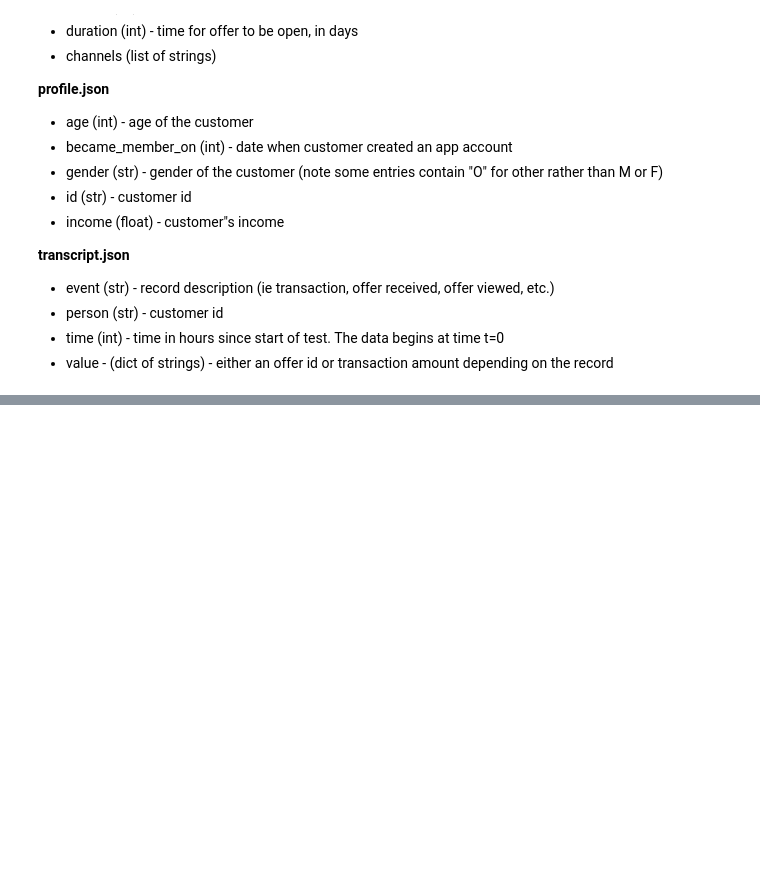
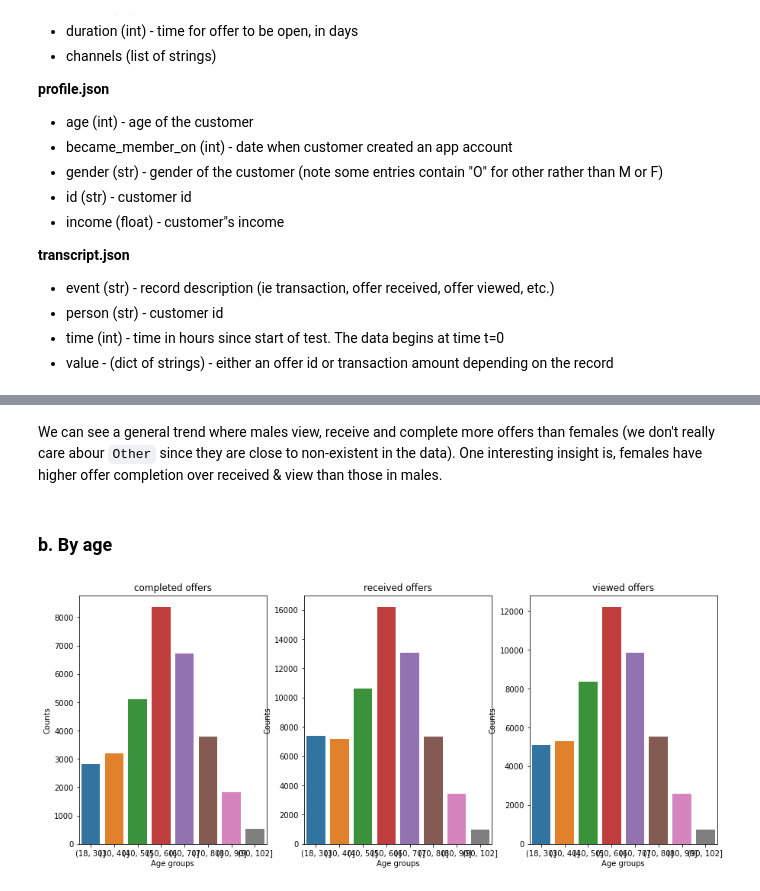
Before and after one commit to TranHuuNhatHuy/UdacityDataScience, a Jupyter notebook: V.DataScientistCapstone/Starbucks_Capstone_notebook.ipynb, the cells around one changed output, grey strips where cells are left out. Saved outputs shown, nothing was run; the diff lists cells and outputs as text; code cells hidden in the pictures; blank space fills up the shorter version.

```diff
--- a/V.DataScientistCapstone/Starbucks_Capstone_notebook.ipynb
+++ b/V.DataScientistCapstone/Starbucks_Capstone_notebook.ipynb
@@ -105,0 +669,21 @@ portfolio.head()
+# %% [markdown]
+We can see a general trend where males view, receive and complete more offers than females (we don't really care abour `Other` since they are close to non-existent in the data). One interesting insight is, females have higher offer completion over received & view than those in males.
+# %% [markdown]
+### b. By age
+# %%
+fig, ax = plt.subplots(
+    1, 3,
+    figsize = [15, 6]
+)
+
+list_offerTypes = ["completed", "received", "viewed"]
+for i in range(len(list_offerTypes)):
+    plot_sums(
+        df_final[df_final[f"offer {list_offerTypes[i]}"] == 1],
+        ['(18, 30]', '(30, 40]', '(40, 50]', '(50, 60]', '(60, 70]', '(70, 80]', '(80, 90]', '(90, 102]'],
+        f"{list_offerTypes[i]} offers",
+        ax = ax[i],
+        xlabel = "Age groups"
+    )
+# %% [output]
+[figure, added]
```
Also changed, not shown: parts of 62 cells of this notebook, 3 other files.
